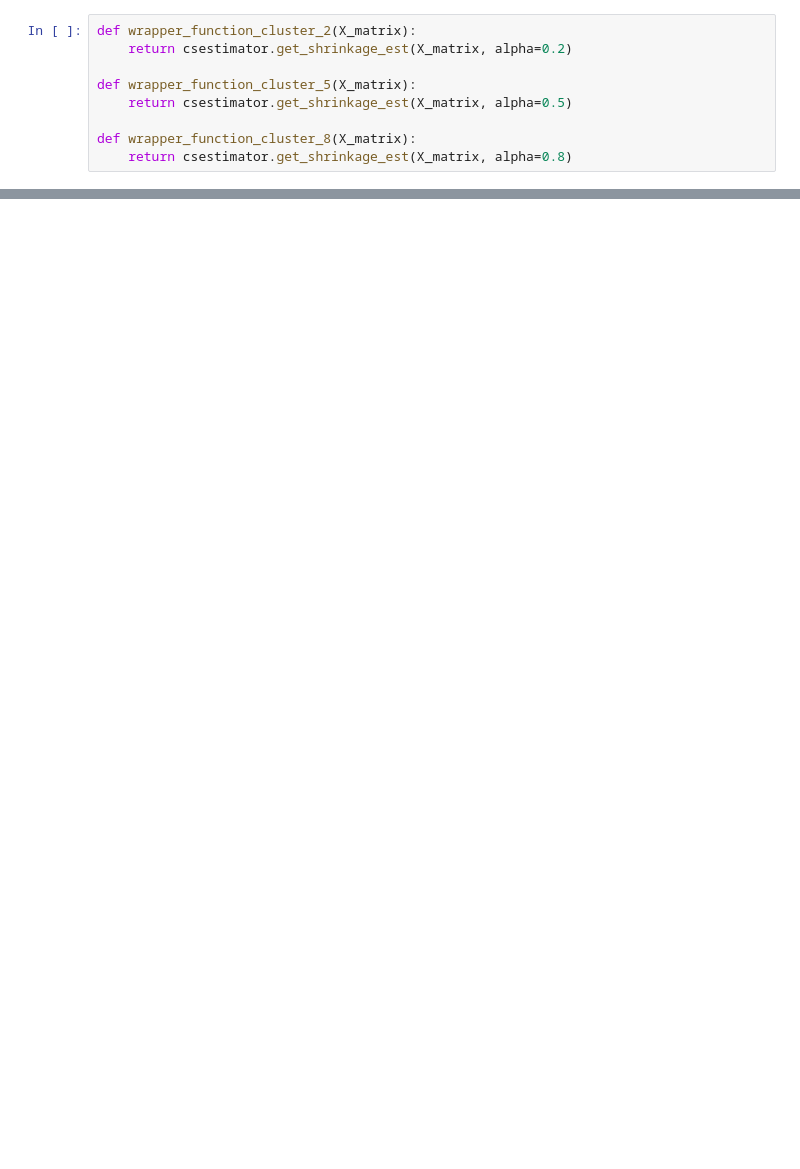
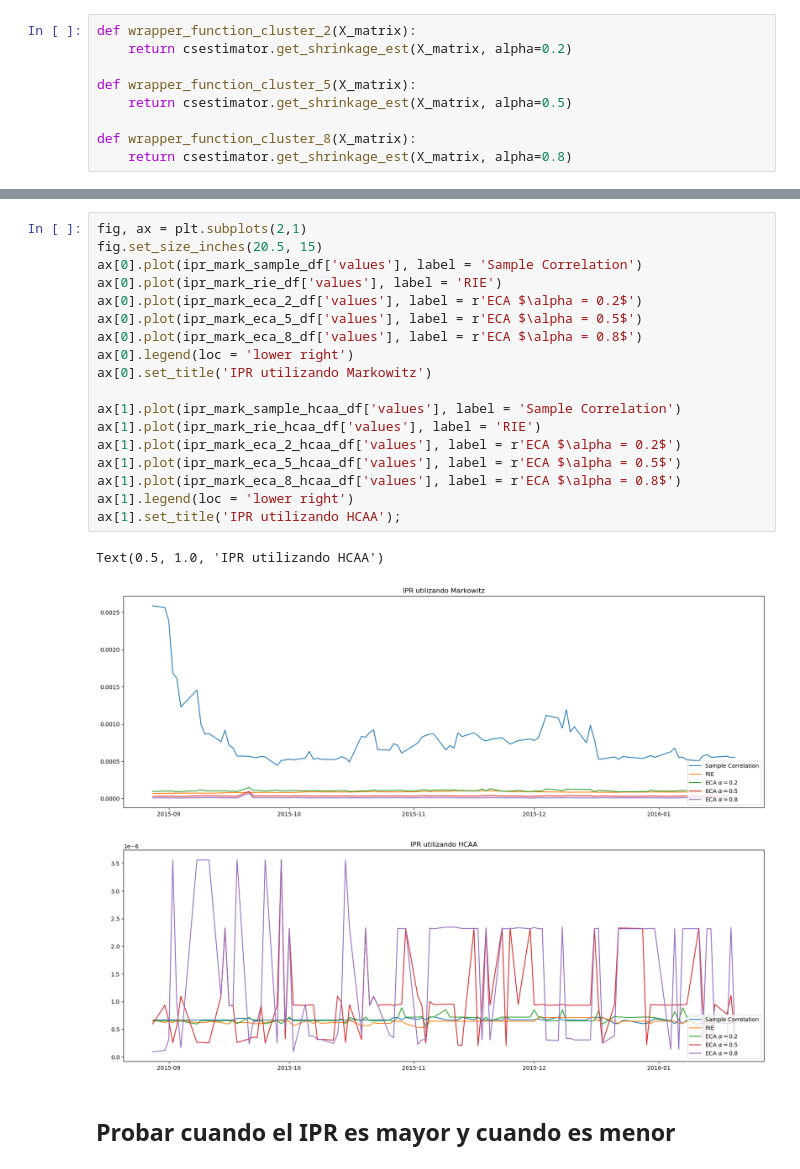
Before and after one commit to jduarte00/tesis, a Jupyter notebook: ventanas_moviles.ipynb, the cells around one changed output, grey strips where cells are left out. Cells and saved outputs as stored; diff of their text form; blank space fills up the shorter version.

```diff
--- a/ventanas_moviles.ipynb
+++ b/ventanas_moviles.ipynb
@@ -241,0 +183,23 @@ r_cuad_eca_8
+# %%
+fig, ax = plt.subplots(2,1)
+fig.set_size_inches(20.5, 15)
+ax[0].plot(ipr_mark_sample_df['values'], label = 'Sample Correlation')
+ax[0].plot(ipr_mark_rie_df['values'], label = 'RIE')
+ax[0].plot(ipr_mark_eca_2_df['values'], label = r'ECA $\alpha = 0.2$')
+ax[0].plot(ipr_mark_eca_5_df['values'], label = r'ECA $\alpha = 0.5$')
+ax[0].plot(ipr_mark_eca_8_df['values'], label = r'ECA $\alpha = 0.8$')
+ax[0].legend(loc = 'lower right')
+ax[0].set_title('IPR utilizando Markowitz')
+
+ax[1].plot(ipr_mark_sample_hcaa_df['values'], label = 'Sample Correlation')
+ax[1].plot(ipr_mark_rie_hcaa_df['values'], label = 'RIE')
+ax[1].plot(ipr_mark_eca_2_hcaa_df['values'], label = r'ECA $\alpha = 0.2$')
+ax[1].plot(ipr_mark_eca_5_hcaa_df['values'], label = r'ECA $\alpha = 0.5$')
+ax[1].plot(ipr_mark_eca_8_hcaa_df['values'], label = r'ECA $\alpha = 0.8$')
+ax[1].legend(loc = 'lower right')
+ax[1].set_title('IPR utilizando HCAA');
+# %% [output]
+Text(0.5, 1.0, 'IPR utilizando HCAA')
+[figure, added]
+# %% [markdown]
+## Probar cuando el IPR es mayor y cuando es menor
```
Also changed, not shown: parts of 19 cells of this notebook, 1 other file.
